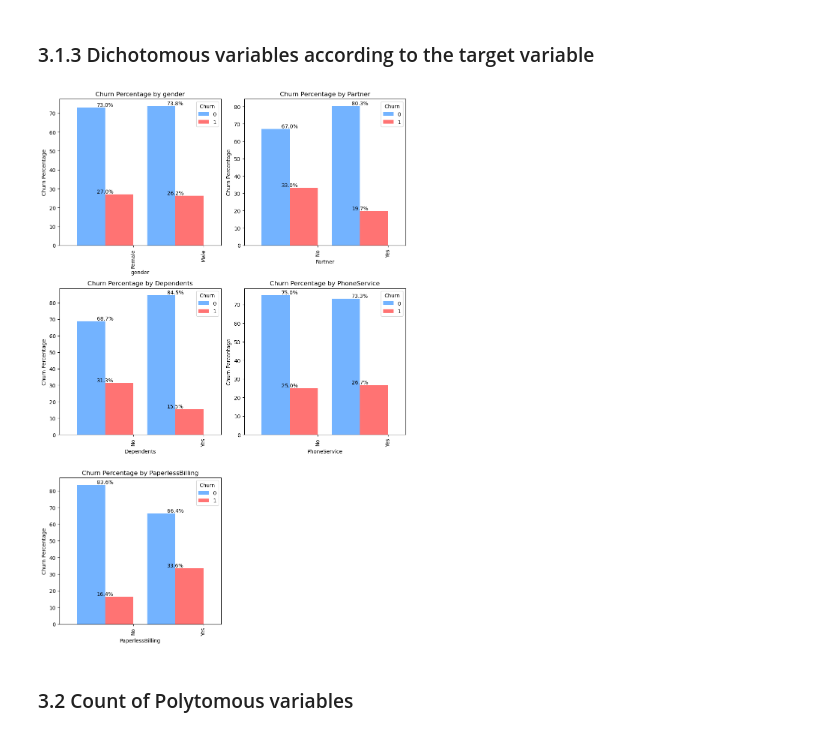
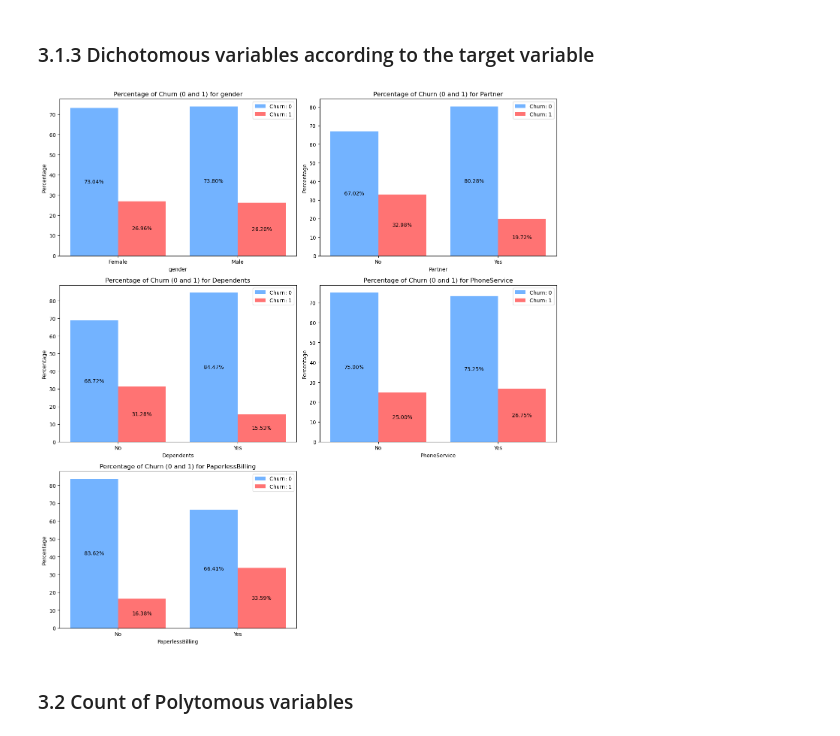
Before and after one commit to makina0928/Getting-started-with-ML, a Jupyter notebook: EDA_ML.ipynb, the cells around one changed output. Drawn from its saved outputs; the diff is of its cells as text; code cells hidden in the pictures.

Commit message:
standardize plots

```diff
--- a/EDA_ML.ipynb
+++ b/EDA_ML.ipynb
@@ -611,44 +572,67 @@ plt.show()
 # %% [markdown]
 ### 3.1.3 Dichotomous variables according to the target variable
 # %%
-# Define the chart variables
 variables = ['gender', 'Partner', 'Dependents', 'PhoneService', 'PaperlessBilling']
 
-# Calculate churn percentages for each variable and churn status
-churn_perc = {}
-for variable in variables:
-    churn_perc[variable] = df.groupby(variable)['Churn'].value_counts(normalize=True).unstack() * 100
+# Calculate the percentage of 0s and 1s in the 'Churn' column for each variable
+percentages = []
+for var in variables:
+    grouped = df.groupby([var, 'Churn']).size().unstack()
+    total = grouped.sum(axis=1)
+    percentages.append(grouped.div(total, axis=0) * 100)
 
-# Calculate the number of rows and columns for subplots
-num_plots = len(variables)
-num_cols = 2
-num_rows = (num_plots + num_cols - 1) // num_cols
+# Calculate the number of rows and columns dynamically based on the variables
+num_variables = len(variables)
+num_rows = (num_variables + 1) // 2  # Round up to the nearest integer
 # %%
-# Plot side-by-side bar charts for each variable
-fig, axs = plt.subplots(num_rows, num_cols, figsize=(10, 5 * num_rows))
+# Create a list to store subplots with data
+subplots_with_data = []
 
-bar_width = 0.8
+# Plotting the clustered bar charts
+fig, axes = plt.subplots(nrows=num_rows, ncols=2, figsize=(14, 5 * num_rows))
 
-for i, variable in enumerate(variables):
-    ax = axs[i // num_cols, i % num_cols]  # Calculate the subplot position in the grid
-    churn_perc[variable].plot(kind='bar', color=['#73B3FF', '#FF7373'], ax=ax, width=bar_width, position=1)
-    ax.set_xlabel(variable)
-    ax.set_ylabel('Churn Percentage')
-    ax.set_title(f'Churn Percentage by {variable}')
+for i, var in enumerate(variables):
+    row = i // 2
+    col = i % 2
+    ax = axes[row, col]
+    data = percentages[i]
 
-    # Add percentage labels at the top middle of each bar
-    for j, (_, row) in enumerate(churn_perc[variable].iterrows()):
-        for col_name, perc in row.iteritems():
-            if not pd.isnull(perc):
-                ax.text(j - bar_width/2, perc, f'{perc:.1f}%', ha='center', va='bottom')
+    # Check if data is present for both categories (Churn: 0 and Churn: 1)
+    if len(data) > 1:
+        x = np.arange(len(data.index))
+        width = 0.4
 
-# Remove any empty subplots
-for i in range(num_plots, num_rows * num_cols):
-    fig.delaxes(axs.flatten()[i])
+          # Plotting the bars for Churn: 0
+        ax.bar(x - width/2, data[0], width, label='Churn: 0', color='#73B3FF')
+
+        # Plotting the bars for Churn: 1
+        ax.bar(x + width/2, data[1], width, label='Churn: 1', color='#FF7373')
+
+        ax.set_title(f'Percentage of Churn (0 and 1) for {var}')
+        ax.set_xlabel(var)
+        ax.set_ylabel('Percentage')
+        ax.set_xticks(x)
+        ax.set_xticklabels(data.index)
+        ax.legend()
+
+        # Labeling the bars with percentages
+        for j, p in enumerate(ax.patches):
+            width = p.get_width()
+            height = p.get_height()
+            x, y = p.get_xy()
+            percentage = f'{height:.2f}%'
+            ax.annotate(percentage, (x + width/2, y + height/2), ha='center', va='center')
+
+        subplots_with_data.append(ax)  # Add the subplot to the list of subplots with data
+
+# Remove empty subplots from the figure
+empty_subplots = np.ravel(axes)[len(subplots_with_data):]
+for subplot in empty_subplots:
+    subplot.remove()
 
 plt.tight_layout()
 plt.show()
 # %% [output]
-[figure, old version]
+[figure, new version]
 # %% [markdown]
 ### 3.2 Count of Polytomous  variables
```
Also changed, not shown: parts of 13 cells of this notebook, 4 other files.
